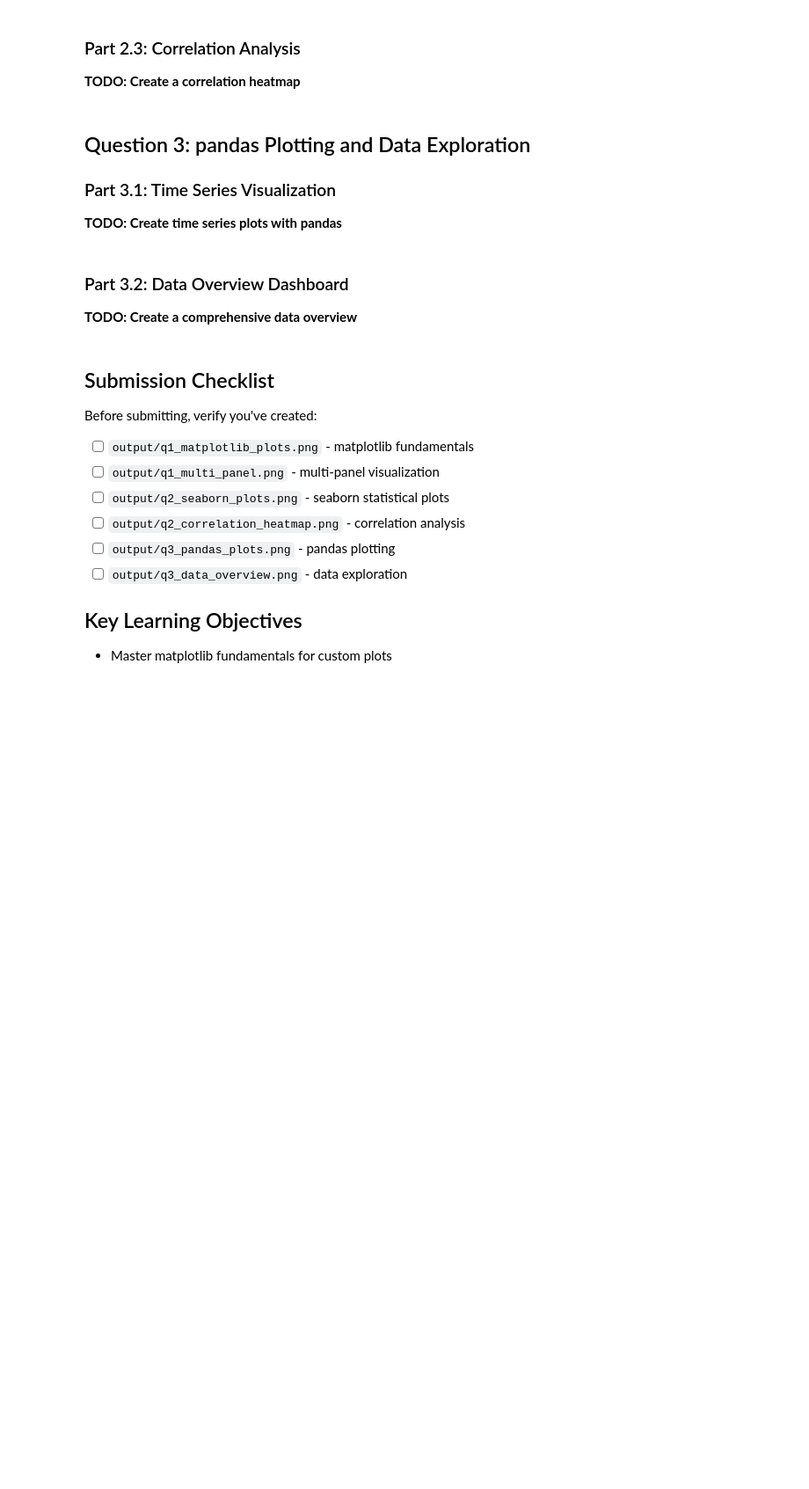
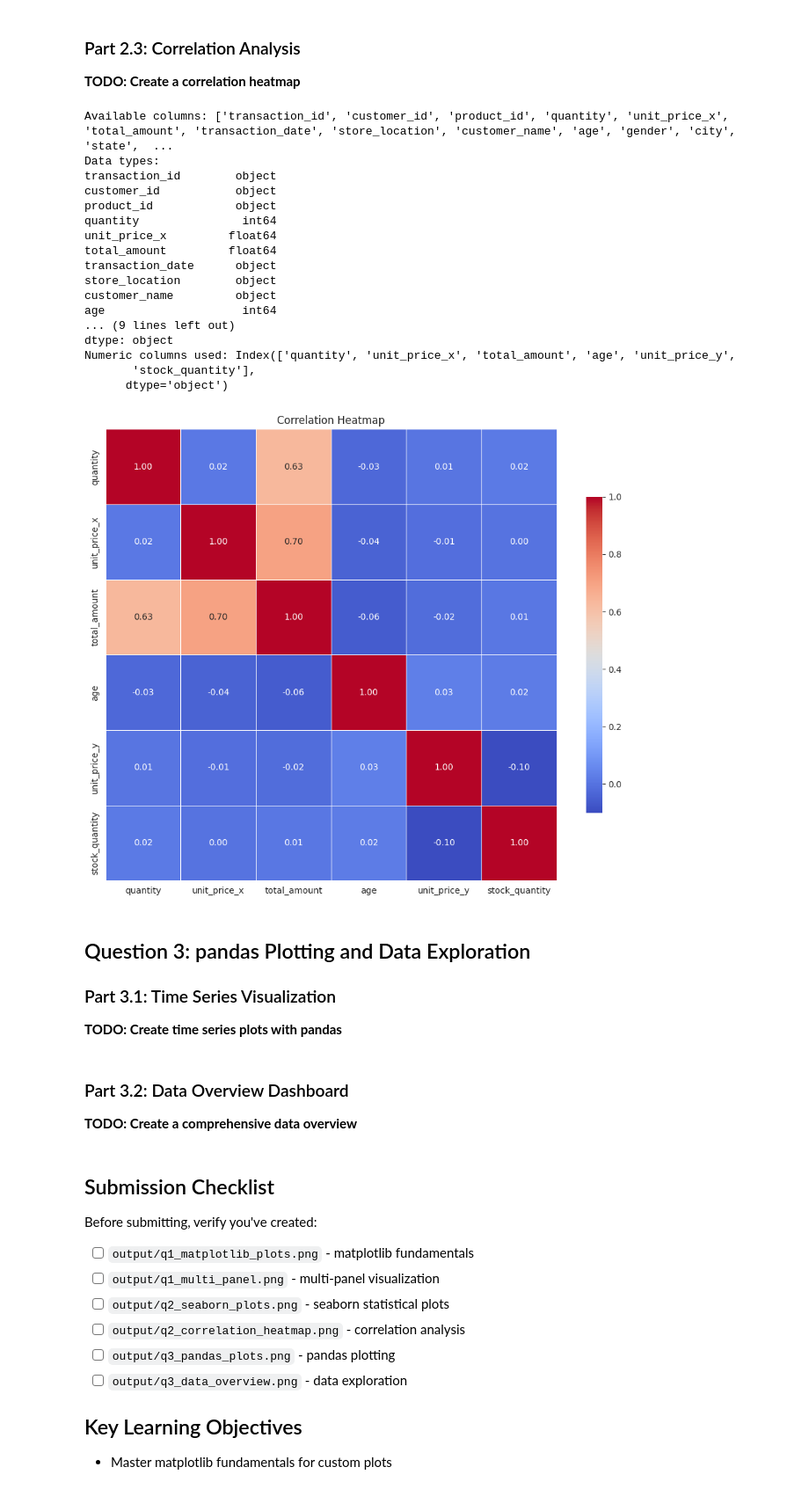
Before and after one commit to UCSF-DataSci/ds217-07-vision-quest-kathrynnnreidddd, a Jupyter notebook: assignment.ipynb, the cells around one changed output. Shown: that part at 88% size. Drawn from its saved outputs; the diff is of its cells as text; code cells hidden in the pictures; blank space fills up the shorter version.

Commit message:
Q2: seaborn plots + correlation heatmap

```diff
--- a/assignment.ipynb
+++ b/assignment.ipynb
@@ -201,24 +221,58 @@ plt.show()
 # %%
 # TODO: Select numeric columns for correlation analysis
 # First, explore the merged data to see what columns are available
 print("Available columns:", merged_df.columns.tolist())
 print("Data types:")
 print(merged_df.dtypes)
 
 # TODO: Select only the numeric columns that exist for correlation analysis
 # Hint: After merging, pandas adds _x and _y suffixes to duplicate column names
-numeric_cols = []  # Fill this with the appropriate column names
+
+numeric_cols = merged_df.select_dtypes(include=['number']).columns
+correlation_matrix = merged_df[numeric_cols].corr(numeric_only=True)
+
+print("Numeric columns used:", numeric_cols)
 
 # TODO: Calculate correlation matrix
 # correlation_matrix = ...
 
+plt.figure(figsize=(10, 8))
+sns.heatmap(
+    correlation_matrix,
+    annot=True,
+    cmap="coolwarm",
+    fmt=".2f",
+    linewidths=0.5,
+    square=True,
+    cbar_kws={"shrink": 0.7}
+)
+
 # TODO: Create heatmap with seaborn
 # TODO: Add title and customize appearance
 # TODO: Save the plot as 'output/q2_correlation_heatmap.png'
-
+plt.title("Correlation Heatmap")
 plt.tight_layout()
 plt.savefig('output/q2_correlation_heatmap.png', dpi=300, bbox_inches='tight')
 plt.show()
+# %% [output]
+Available columns: ['transaction_id', 'customer_id', 'product_id', 'quantity', 'unit_price_x', 'total_amount', 'transaction_date', 'store_location', 'customer_name', 'age', 'gender', 'city', 'state',  ...
+Data types:
+transaction_id        object
+customer_id           object
+product_id            object
+quantity               int64
+unit_price_x         float64
+total_amount         float64
+transaction_date      object
+store_location        object
+customer_name         object
+age                    int64
+... (9 lines left out)
+dtype: object
+Numeric columns used: Index(['quantity', 'unit_price_x', 'total_amount', 'age', 'unit_price_y',
+       'stock_quantity'],
+      dtype='object')
+[figure, added]
 # %% [markdown]
 ## Question 3: pandas Plotting and Data Exploration
 
```
Also changed, not shown: parts of 3 cells of this notebook, 7 other files.
